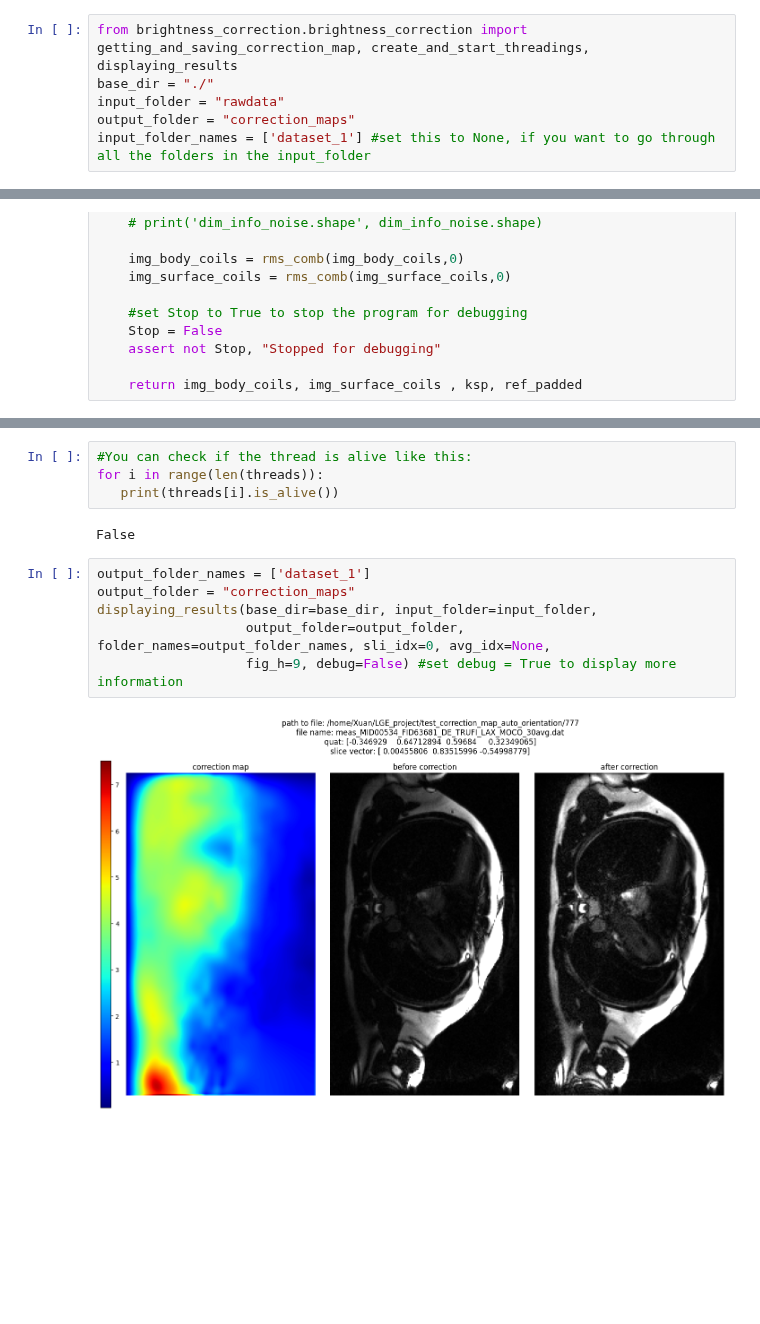
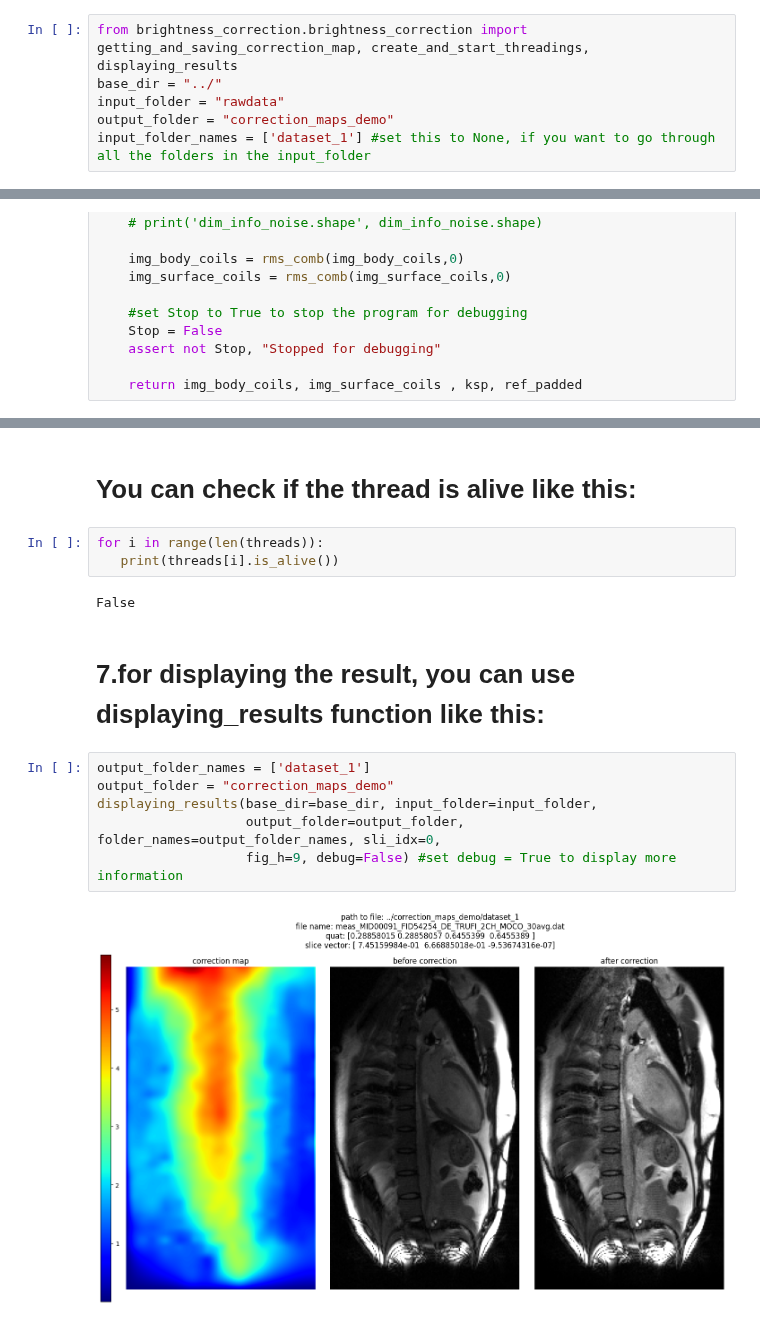
Before and after one commit to OSU-MR/SCC, a Jupyter notebook: brightness_correction_demo.ipynb, the cells around one changed output, grey strips where cells are left out. Saved outputs shown, nothing was run; the diff lists cells and outputs as text; blank space fills up the shorter version.

```diff
--- a/brightness_correction_demo.ipynb
+++ b/brightness_correction_demo.ipynb
@@ -16,6 +42,6 @@ Successfully installed brightness-correction-0.4
 # %%
 from brightness_correction.brightness_correction import getting_and_saving_correction_map, create_and_start_threadings, displaying_results
-base_dir = "./"
+base_dir = "../"
 input_folder = "rawdata"
-output_folder = "correction_maps"
+output_folder = "correction_maps_demo"
 input_folder_names = ['dataset_1'] #set this to None, if you want to go through all the folders in the input_folder
@@ -71,17 +112,20 @@ scan_index 1
 custom procedure found and used!
 apply_correction_during_sense_recon:  False
 Thread 0 is done! You can find the results in the output folder! You can also display the results by using the function displaying_results(). Please check cells below!
+# %% [markdown]
+# You can check if the thread is alive like this:
 # %%
-#You can check if the thread is alive like this:
 for i in range(len(threads)):
    print(threads[i].is_alive())
 # %% [output]
 False
+# %% [markdown]
+# 7.for displaying the result, you can use displaying_results function like this:
 # %%
 output_folder_names = ['dataset_1']
-output_folder = "correction_maps"
+output_folder = "correction_maps_demo"
 displaying_results(base_dir=base_dir, input_folder=input_folder,
-                   output_folder=output_folder, folder_names=output_folder_names, sli_idx=0, avg_idx=None,
+                   output_folder=output_folder, folder_names=output_folder_names, sli_idx=0,
                    fig_h=9, debug=False) #set debug = True to display more information
 # %% [output]
-[figure, old version]
+[figure, new version]
```
Also changed, not shown: parts of 9 cells of this notebook.
